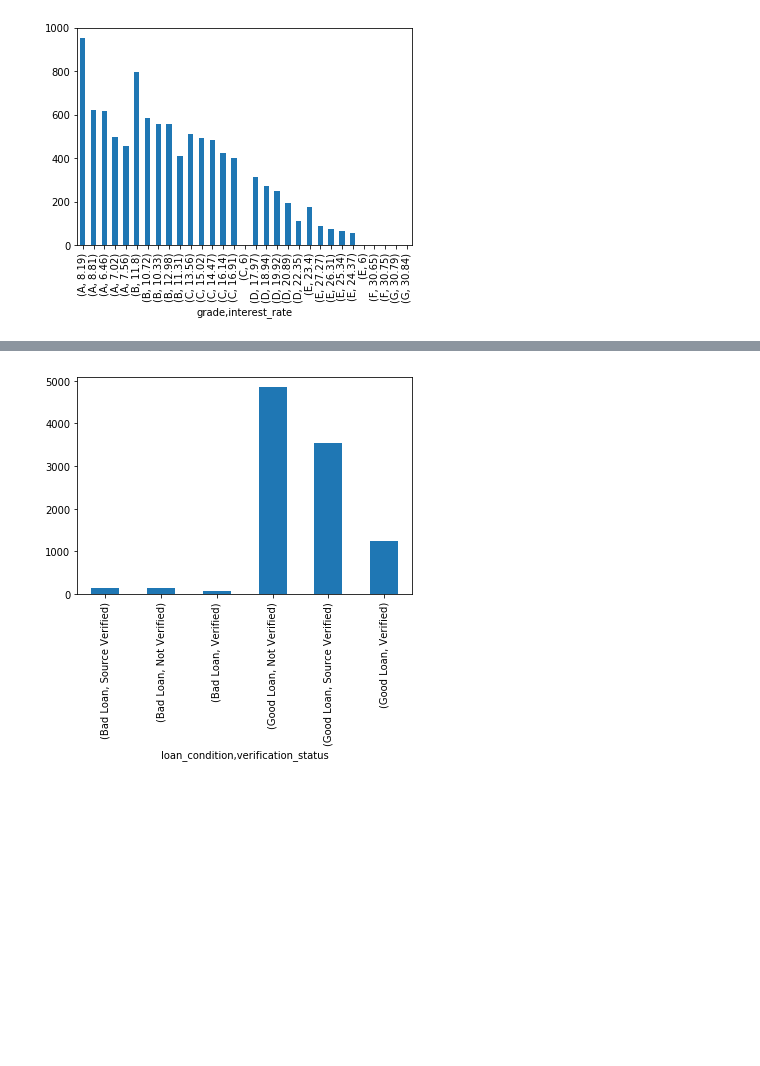
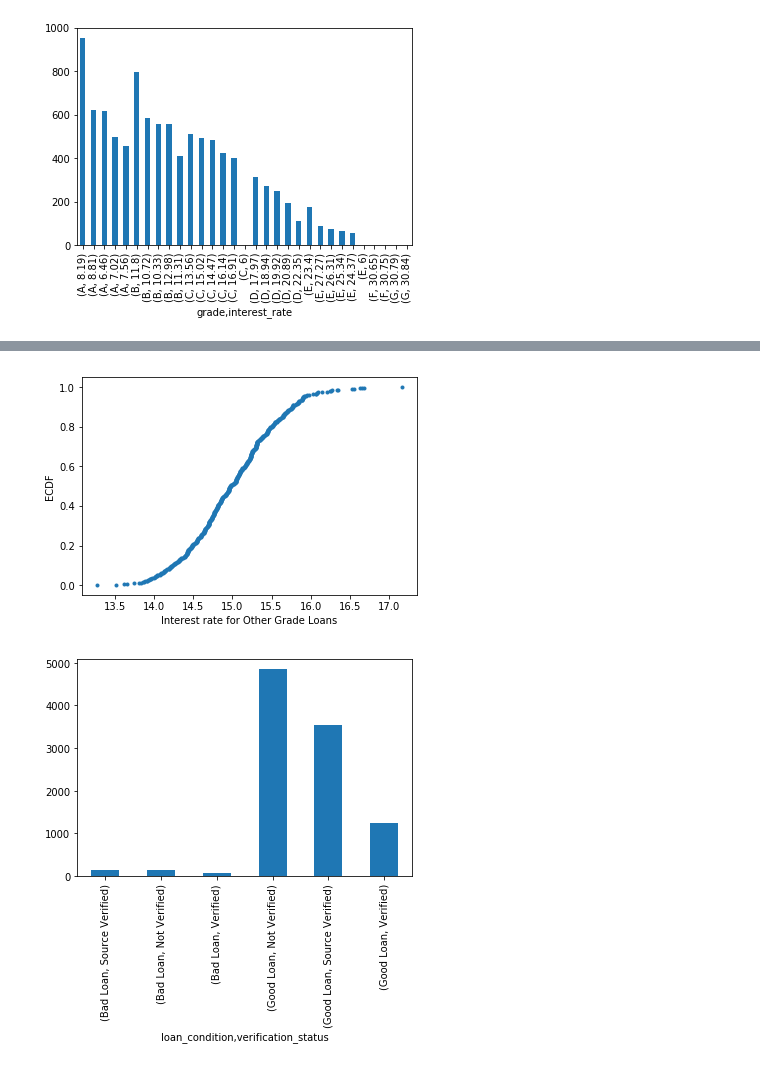
Before and after one commit to nishimishra71/Python, a Jupyter notebook: Capstone_sample.ipynb, the cells around one changed output, grey strips where cells are left out. Saved outputs shown, nothing was run; the diff lists cells and outputs as text; code cells hidden in the pictures; blank space fills up the shorter version.

```diff
--- a/Capstone_sample.ipynb
+++ b/Capstone_sample.ipynb
@@ -314,3 +342,14 @@ _ = plt.title('Distribution of interest in sample size 30')
+# %%
+n=len(total_mean_other)
+x=np.sort(total_mean_other)
+y=np.arange(1,n+1)/n
+plt.plot(x,y,marker='.',linestyle='none')
+# Label the axes
+plt.xlabel('Interest rate for Other Grade Loans')
+plt.ylabel('ECDF')
+plt.show()
+# %% [output]
+[figure, added]
 # %%
 df.verification_status.groupby(df.loan_condition).value_counts().plot.bar()
 plt.show()
```
Also changed, not shown: parts of 11 cells of this notebook.
